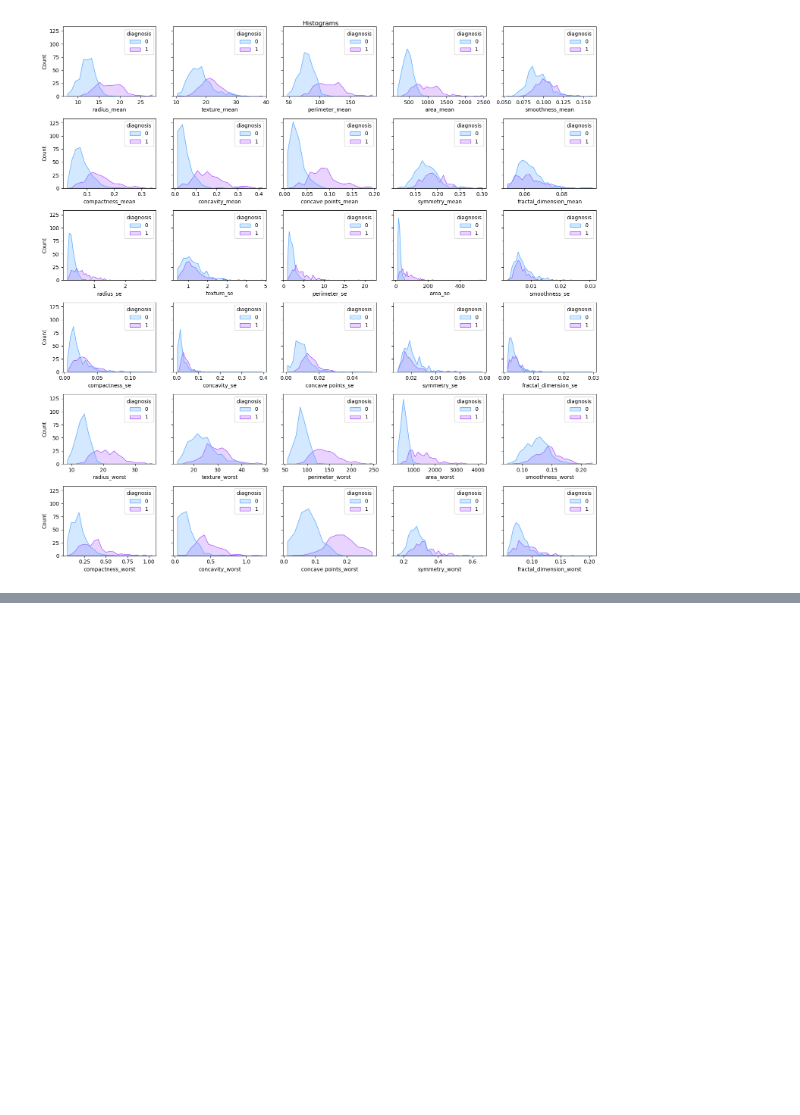
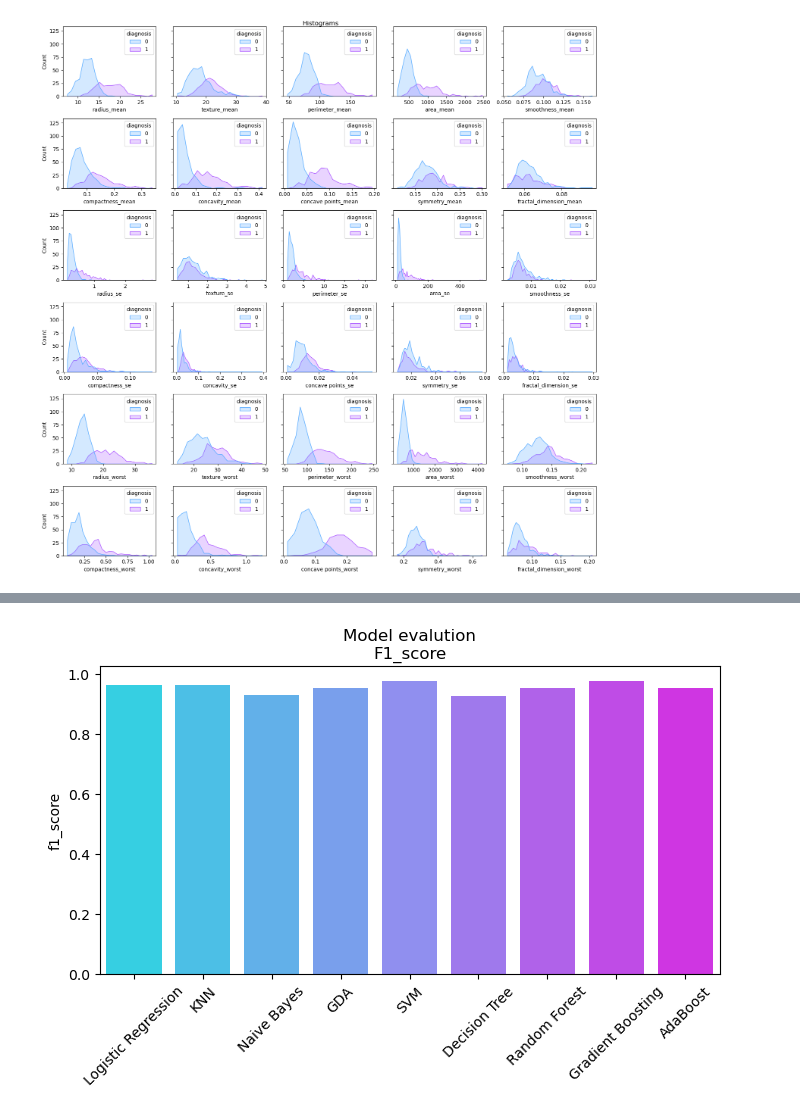
Before and after one commit to alecfilios/Binary-Classification-Breast-Cancer-Prediction, a Jupyter notebook: Binary-Classification-Prediction-for-type-of-Breast-Cancer.ipynb, the cells around one changed output, grey strips where cells are left out. Cells and saved outputs as stored; diff of their text form; code cells hidden in the pictures; blank space fills up the shorter version.

```diff
--- a/Binary-Classification-Prediction-for-type-of-Breast-Cancer.ipynb
+++ b/Binary-Classification-Prediction-for-type-of-Breast-Cancer.ipynb
@@ -412,0 +741,4 @@ results.style.background_gradient(cmap = sb.color_palette("cool", as_cmap=True))
+# %%
+makeBarPlot('f1_score')
+# %% [output]
+[figure, added]
```
Also changed, not shown: parts of 80 cells of this notebook.
